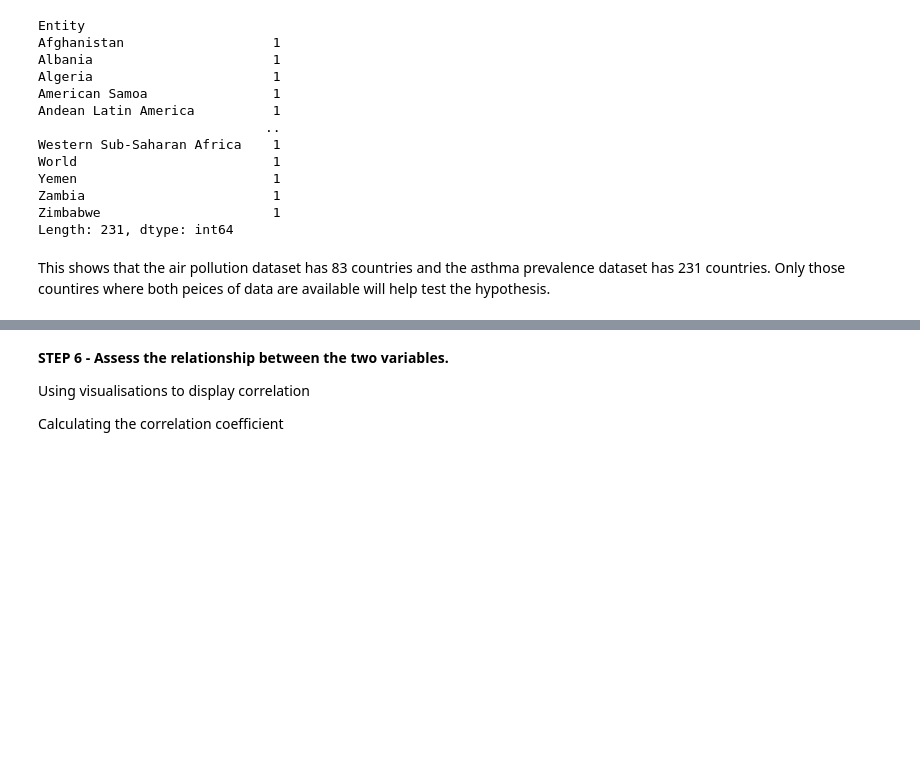
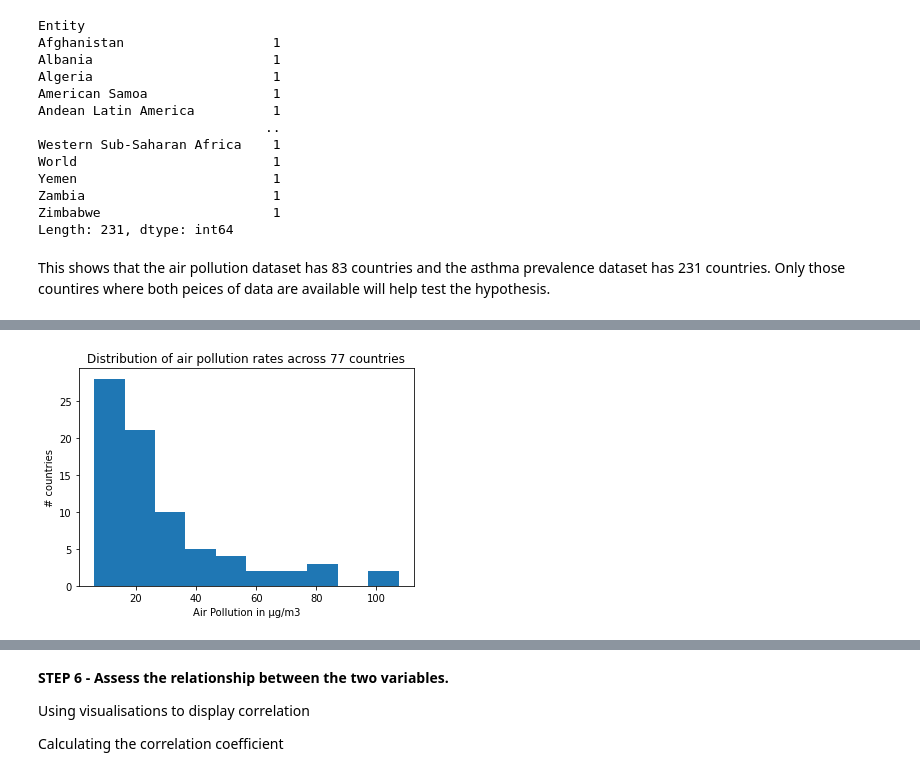
Before and after one commit to claret003/pythoncourse, a Jupyter notebook: Project.ipynb, the cells around one changed output, grey strips where cells are left out. Cells and saved outputs as stored; diff of their text form; code cells hidden in the pictures; blank space fills up the shorter version.

```diff
--- a/Project.ipynb
+++ b/Project.ipynb
@@ -244,25 +241,13 @@ Copy the air_data dataframe, insert a new column and pull over the relevant asth
 # %%
 #creating a new dataframe which will hold all relevant info for  assessing correlation
-
-
-# air_data_by_country = air_data_by_country.reset_index()
-# asthma_data_by_country = asthma_data_by_country.reset_index()
 
 combined_data = air_data_by_country.copy()
 combined_data = combined_data.rename(columns={'country' : 'Entity'})
 
+combined_data = pd.merge(combined_data,
+                      asthma_data_by_country,
+                      on ='Entity',
+                      how ='inner')
 
-# #create an if statement on which to base values in the new column
-for i in combined_data['Entity']:
-  for k in asthma_data_by_country['prevalence']:
-    for j in asthma_data_by_country['Entity']:
-      if i == j:
-       combined_data['asthma_prev'] = k
-      else:
-       combined_data['asthma_prev'] = 0
-
-
-
-# combined_data = pd.concat([air_data_by_country, asthma_data_by_country])
-# # combined_data
+combined_data
 # %% [output]
@@ -289,0 +301,8 @@ combined_data
+# %%
+plt.hist(combined_data['pm25'])
+plt.title("Distribution of air pollution rates across 77 countries")
+plt.xlabel("Air Pollution in μg/m3")
+plt.ylabel("# countries")
+plt.show()
+# %% [output]
+[figure, added]
```
Also changed, not shown: parts of 11 cells of this notebook.
